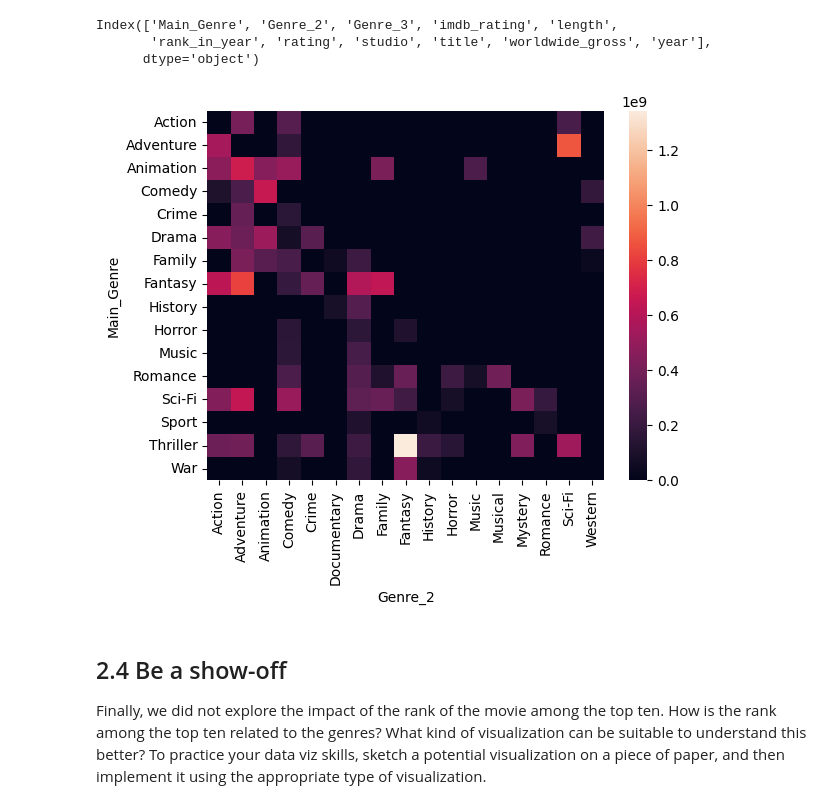
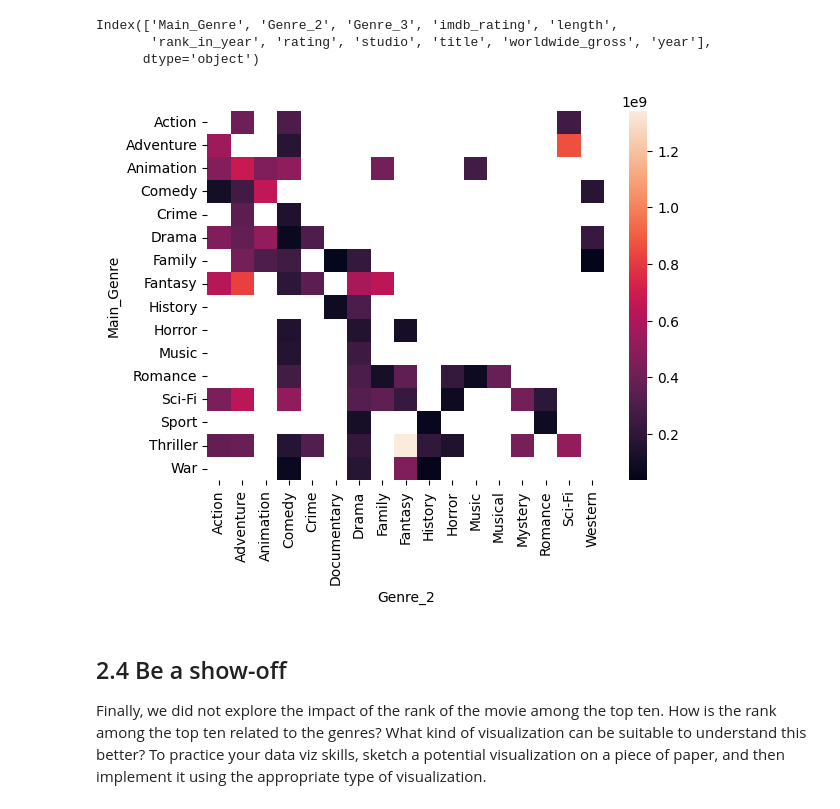
Before and after one commit to roduit/2023, a Jupyter notebook: Exercises/02 - Data viz and data from the web/Becoming a DataVizard exercise.ipynb, the cells around one changed output. Saved outputs shown, nothing was run; the diff lists cells and outputs as text; code cells hidden in the pictures.

```diff
--- a/Exercises/02 - Data viz and data from the web/Becoming a DataVizard exercise.ipynb
+++ b/Exercises/02 - Data viz and data from the web/Becoming a DataVizard exercise.ipynb
@@ -296,11 +294,11 @@ Index(['Main_Genre', 'Genre_2', 'Genre_3', 'imdb_rating', 'length',
 # %%
 # Write your code to make the second heatmap here
 df_heatmap2 = movies[['Main_Genre','Genre_2','worldwide_gross']].copy()
 df_heatmap2 = df_heatmap2.pivot_table(index='Main_Genre', columns='Genre_2',values='worldwide_gross',aggfunc='mean')
-df_heatmap2.fillna(0,inplace=True)
+#df_heatmap2.fillna(0,inplace=True)
 sns.heatmap(df_heatmap2);
 # %% [output]
-[figure, old version]
+[figure, new version]
 # %%
 # Write your interpretations here
 # %% [markdown]
```
Also changed, not shown: parts of 4 cells of this notebook.
